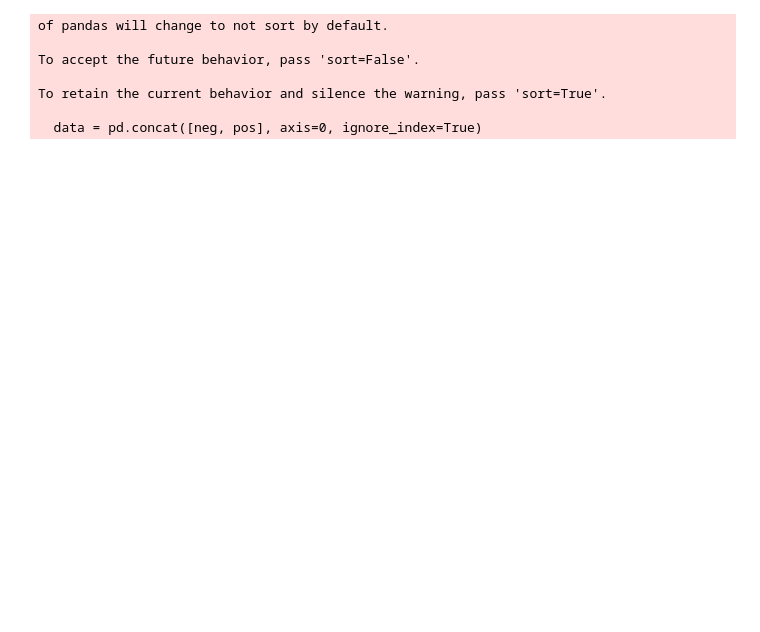
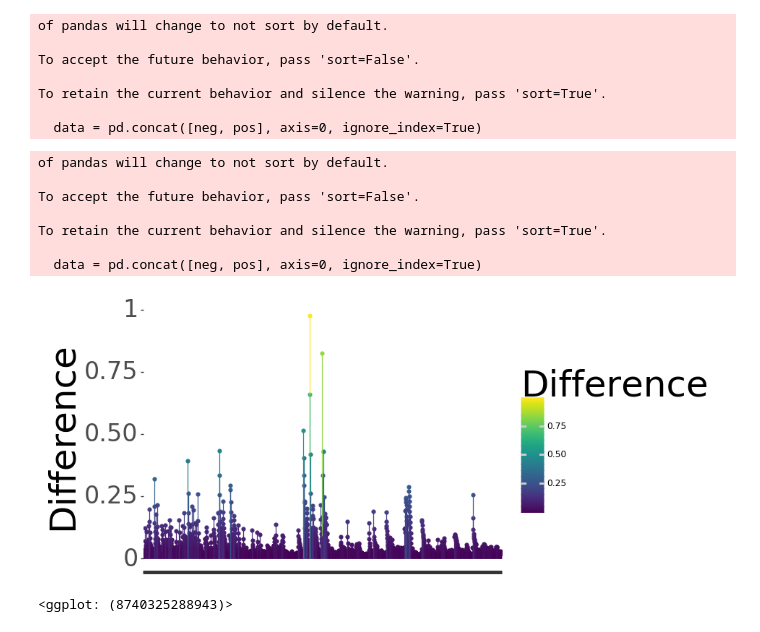
Before and after one commit to marcolussetti/opendotadump-tools, a Jupyter notebook: analysis/heroes_picks/GraphPicks.ipynb, the cells around one changed output. Drawn from its saved outputs; the diff is of its cells as text; code cells hidden in the pictures; blank space fills up the shorter version.

```diff
--- a/analysis/heroes_picks/GraphPicks.ipynb
+++ b/analysis/heroes_picks/GraphPicks.ipynb
@@ -573,8 +572,28 @@ To retain the current behavior and silence the warning, pass 'sort=True'.
 # %%
 poster_differences_plot = (
     ggplot(df_all_differences_by_day_manhattan, aes(x="Day", y="Difference", color="Difference"))
     +geom_point()
     +geom_area(aes(fill="Difference"))
+    +xlab("")
+    +theme(
+        panel_background=element_rect(fill="white", colour="white"),
+        panel_grid=element_blank(),
+        axis_text=element_text(size=24.0),
+        axis_title_y=element_text(size=36.0),
+        axis_title_x=element_text(size=0.0),
+        axis_text_x=element_blank(),
+        legend_title=element_text(size=36.0),
+    )
 )
 
-all_heroes_differences_manhattan_plot
+poster_differences_plot
+# %% [output]
+of pandas will change to not sort by default.
+
+To accept the future behavior, pass 'sort=False'.
+
+To retain the current behavior and silence the warning, pass 'sort=True'.
+
+  data = pd.concat([neg, pos], axis=0, ignore_index=True)
+[figure, added]
+<ggplot: (8740325288943)>
```
Also changed, not shown: parts of 7 cells of this notebook.
